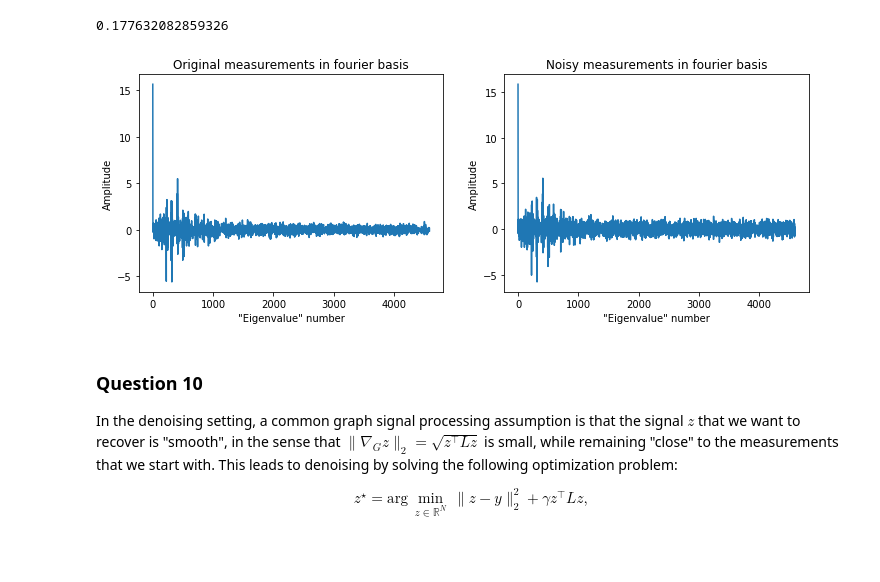
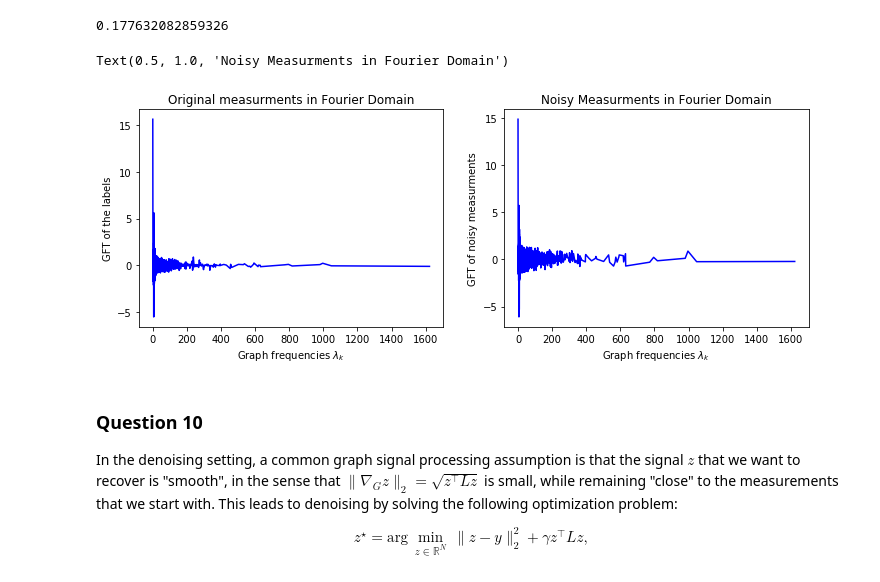
Before and after one commit to isabelaconstantin/wikinet, a Jupyter notebook: milestone4/4_graph_signal_processing.ipynb, the cells around one changed output. Saved outputs shown, nothing was run; the diff lists cells and outputs as text; code cells hidden in the pictures; blank space fills up the shorter version.

Commit message:
plots

```diff
--- a/milestone4/4_graph_signal_processing.ipynb
+++ b/milestone4/4_graph_signal_processing.ipynb
@@ -406,19 +433,20 @@ np.var(labels)
 noise_variance = np.var(labels)/1.5
 noisy_measurements = labels + np.sqrt(noise_variance) * np.random.randn(n_nodes)
 # %%
-plt.figure(figsize=(12,4))
+fig = plt.figure(figsize=(12,4))
 plt.subplot(1,2,1);
-plt.plot(GFT(labels))
-plt.title('Original measurements in fourier basis')
-plt.ylabel('Amplitude');
-plt.xlabel('"Eigenvalue" number')
+plt.plot(e, GFT(labels), c='blue')
+plt.xlabel('Graph frequencies $\lambda_k$')
+plt.ylabel('GFT of the labels')
+plt.title('Original measurments in Fourier Domain')
 plt.subplot(1,2,2);
-plt.plot(GFT(noisy_measurements))
-plt.title('Noisy measurements in fourier basis')
-plt.xlabel('"Eigenvalue" number')
-plt.ylabel('Amplitude');
+plt.plot(e, GFT(noisy_measurements), c='blue')
+plt.xlabel('Graph frequencies $\lambda_k$')
+plt.ylabel('GFT of noisy measurments')
+plt.title('Noisy Measurments in Fourier Domain')
 # %% [output]
+Text(0.5, 1.0, 'Noisy Measurments in Fourier Domain')
-[figure, old version]
+[figure, new version]
 # %% [markdown]
 ### Question 10
 
```
Also changed, not shown: parts of 26 cells of this notebook.
